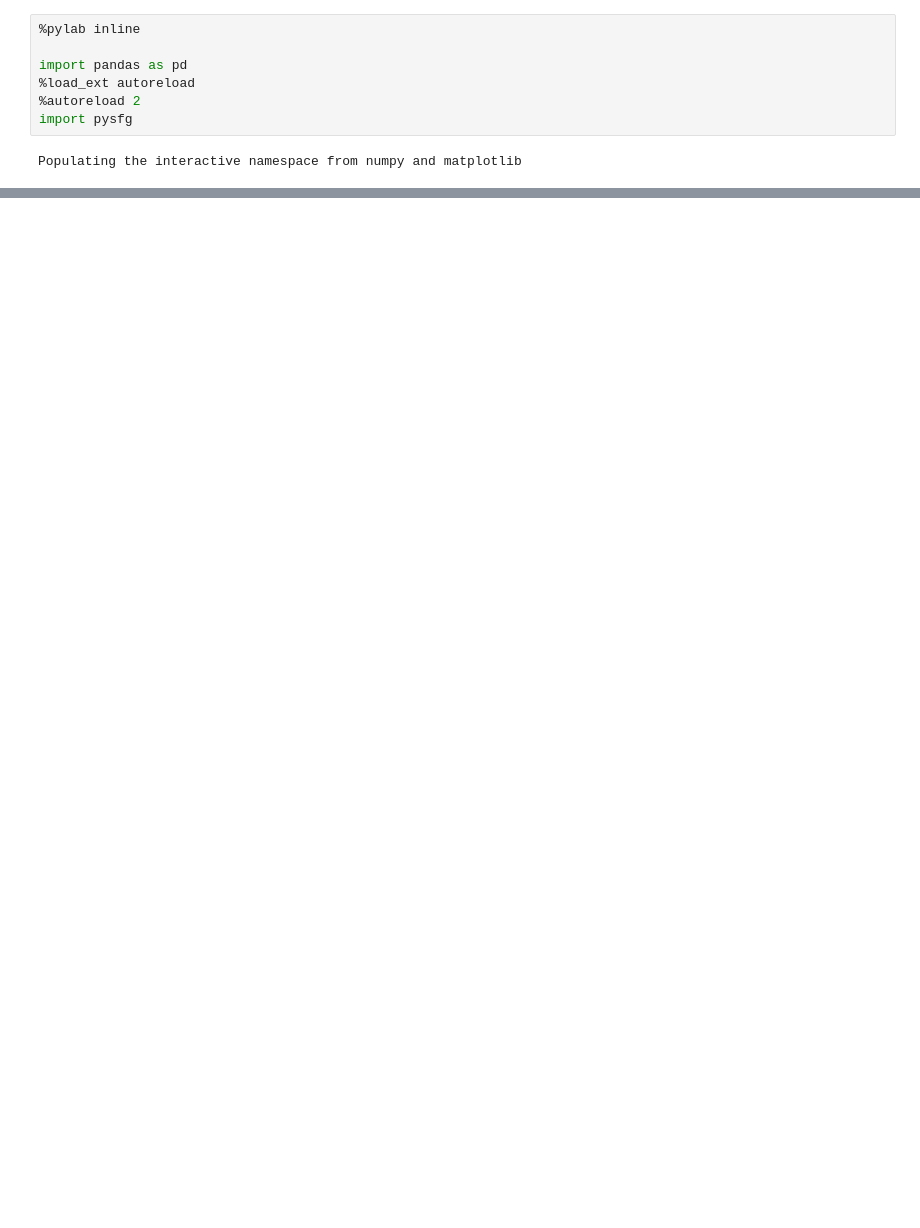
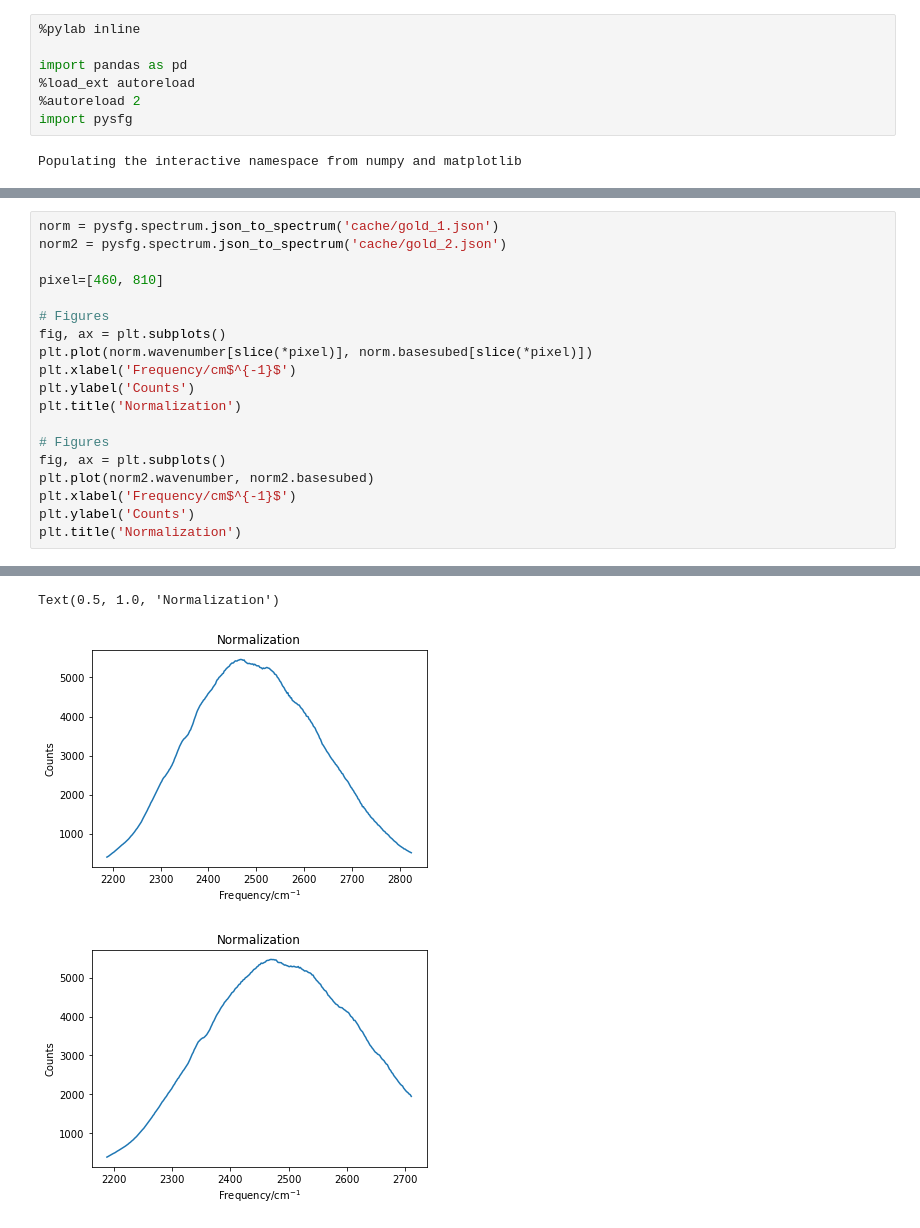
Before and after one commit to deisi/pysfg, a Jupyter notebook: templates/vivian.ipynb, the cells around one changed output, grey strips where cells are left out. Drawn from its saved outputs; the diff is of its cells as text; blank space fills up the shorter version.

Commit message:
Added simple static spectrum templates and examples

```diff
--- a/templates/vivian.ipynb
+++ b/templates/vivian.ipynb
@@ -15,0 +38,20 @@ AttributeError: 'ArgumentParser' object has no attribute 'debug_level'
+# %%
+norm = pysfg.spectrum.json_to_spectrum('cache/gold_1.json')
+norm2 = pysfg.spectrum.json_to_spectrum('cache/gold_2.json')
+
+pixel=[460, 810]
+
+# Figures
+fig, ax = plt.subplots()
+plt.plot(norm.wavenumber[slice(*pixel)], norm.basesubed[slice(*pixel)])
+plt.xlabel('Frequency/cm$^{-1}$')
+plt.ylabel('Counts')
+plt.title('Normalization')
+
+# Figures
+fig, ax = plt.subplots()
+plt.plot(norm2.wavenumber, norm2.basesubed)
+plt.xlabel('Frequency/cm$^{-1}$')
+plt.ylabel('Counts')
+plt.title('Normalization')
+# %% [output]
@@ -15,0 +60,3 @@ AttributeError: 'ArgumentParser' object has no attribute 'debug_level'
+Text(0.5, 1.0, 'Normalization')
+[figure, added]
+[figure, added]
```
Also changed, not shown: parts of 14 cells of this notebook, 23 other files.
